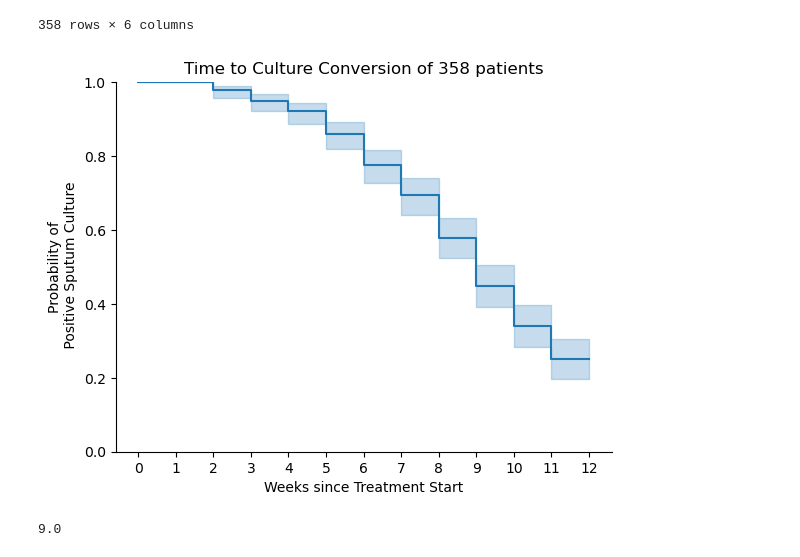
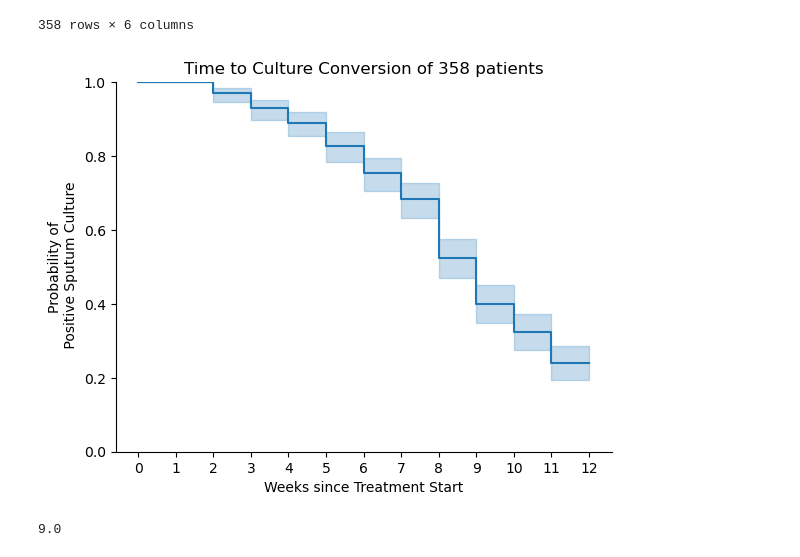
Before and after one commit to sanju99/MtbQuantCNN, a Jupyter notebook: analysis/TRUST/TCC.ipynb, the cells around one changed output. Saved outputs shown, nothing was run; the diff lists cells and outputs as text; code cells hidden in the pictures.

```diff
--- a/analysis/TRUST/TCC.ipynb
+++ b/analysis/TRUST/TCC.ipynb
@@ -779,39 +779,39 @@ df_TCC_imputed_all.query("imp_num==30")
 # %%
 df_TCC = df_TCC.query("pid in @df_TCC_imputed_all.pid")
 
+kmf_last_imp = lifelines.KaplanMeierFitter()
+kmf_last_imp.fit(df_TCC_imputed_all.query("imp_num==30")['TCC'], event_observed=df_TCC_imputed_all.query("imp_num==30")['culture_convert'])
+
 # kmf_full_dataset = lifelines.KaplanMeierFitter()
-# kmf_full_dataset.fit(df_TCC_imputed_all.query("imp_num==30")['TCC'], event_observed=df_TCC_imputed_all.query("imp_num==30")['culture_convert'])
-
-kmf_full_dataset = lifelines.KaplanMeierFitter()
-kmf_full_dataset.fit(df_TCC['TCC'], event_observed=df_TCC['culture_convert'])
+# kmf_full_dataset.fit(df_TCC['TCC'], event_observed=df_TCC['culture_convert'])
 
 fig, ax = plt.subplots()
 
-kmf_full_dataset.plot_survival_function()#show_censors=True, censor_styles={"marker": "+", "ms": 8, "mew": 0.5})
+kmf_last_imp.plot_survival_function()#show_censors=True, censor_styles={"marker": "+", "ms": 8, "mew": 0.5})
 plt.ylim(0, 1)
 
 # Set x-axis ticks to show all integers
-ax.set_xticks(range(0, df_TCC.TCC.max() + 1))
+ax.set_xticks(range(0, df_TCC_imputed_all.TCC.max() + 1))
 
 # # plot the mean survival probability at each week across the imputations
 # plt.plot(df_survival.index, mean_survival, color='darkred', label='KM Estimate of Imputed Datasets')
 
 # # Calculate and plot the confidence interval using 1.96 * std for ~95% CI
 # ci_upper = mean_survival + 1.96 * sd_survival
 # ci_lower = mean_survival - 1.96 * sd_survival
 
 # 'tab:blue'
 # plt.fill_between(df_survival.index, ci_lower, ci_upper, color='darkred', alpha=0.3)#, label='95% CI')
 
-plt.title(f"Time to Culture Conversion of {df_TCC.index.nunique()} patients")
+plt.title(f"Time to Culture Conversion of {df_TCC_imputed_all.pid.nunique()} patients")
 plt.ylabel("Probability of\n Positive Sputum Culture") #
 plt.xlabel("Weeks since Treatment Start")
 
 plt.gca().get_legend().remove()
 # plt.legend()
 
 sns.despine()
 plt.savefig("figures/KM_estimate_TCC.svg", bbox_inches='tight')
 # %% [output]
-[figure, old version]
+[figure, new version]
 # %%
```
Also changed, not shown: parts of 3 cells of this notebook, 5 other files.
